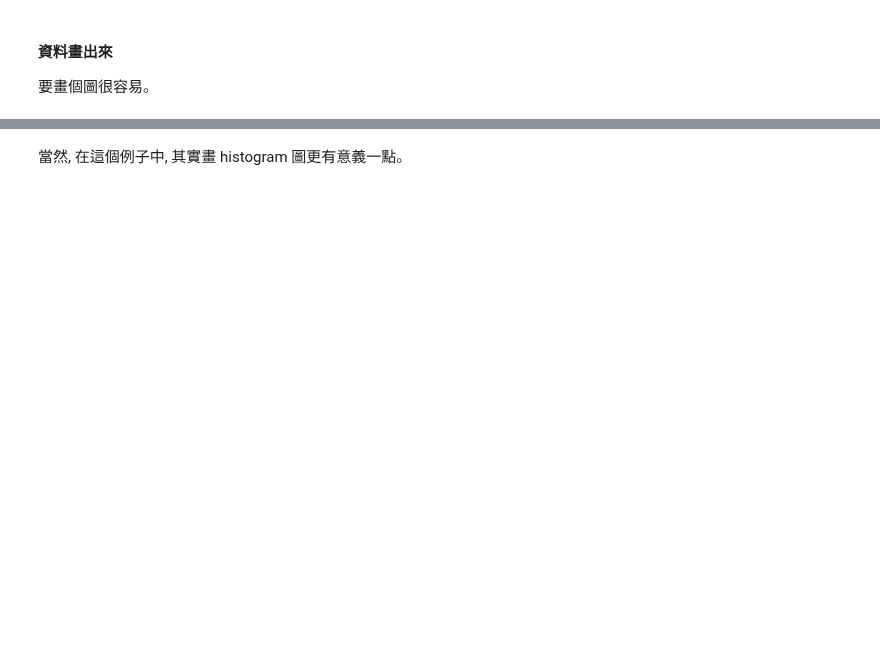
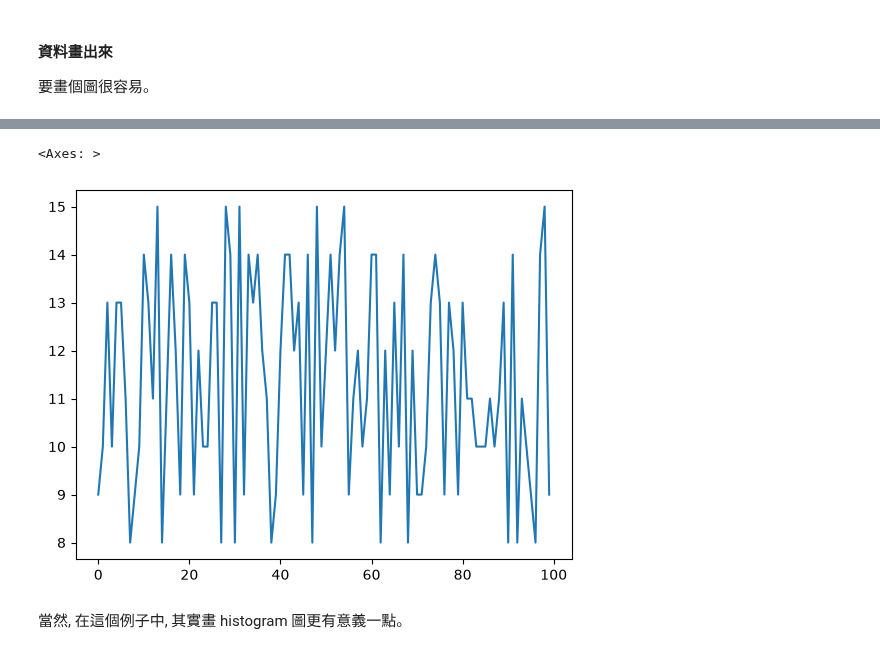
Before and after one commit to amyyychiang2/IMLP, a Jupyter notebook: Python course/Unit02/2.2.2_Pandas數據分析.ipynb, the cells around one changed output, grey strips where cells are left out. Saved outputs shown, nothing was run; the diff lists cells and outputs as text; code cells hidden in the pictures; blank space fills up the shorter version.

```diff
--- a/Python course/Unit02/2.2.2_Pandas數據分析.ipynb
+++ b/Python course/Unit02/2.2.2_Pandas數據分析.ipynb
@@ -15,3 +15,6 @@ import numpy as np
 ## 1 開始使用 `pandas`
 
 首先我們來讀入一個 CSV 檔, 這裡有個「假的」學測成績, 叫 `grades.csv` 我們來練習一下。
+# %%
+df=pd.read_csv("data/grades.csv")
+df
@@ -100,2 +121,7 @@ Name: 國文, Length: 100, dtype: int64
+# %%
+df.國文.plot()
+# %% [output]
+<Axes: >
+[figure, added]
 # %% [markdown]
 當然, 在這個例子中, 其實畫 histogram 圖更有意義一點。
```
Also changed, not shown: parts of 85 cells of this notebook, 7 other files.
